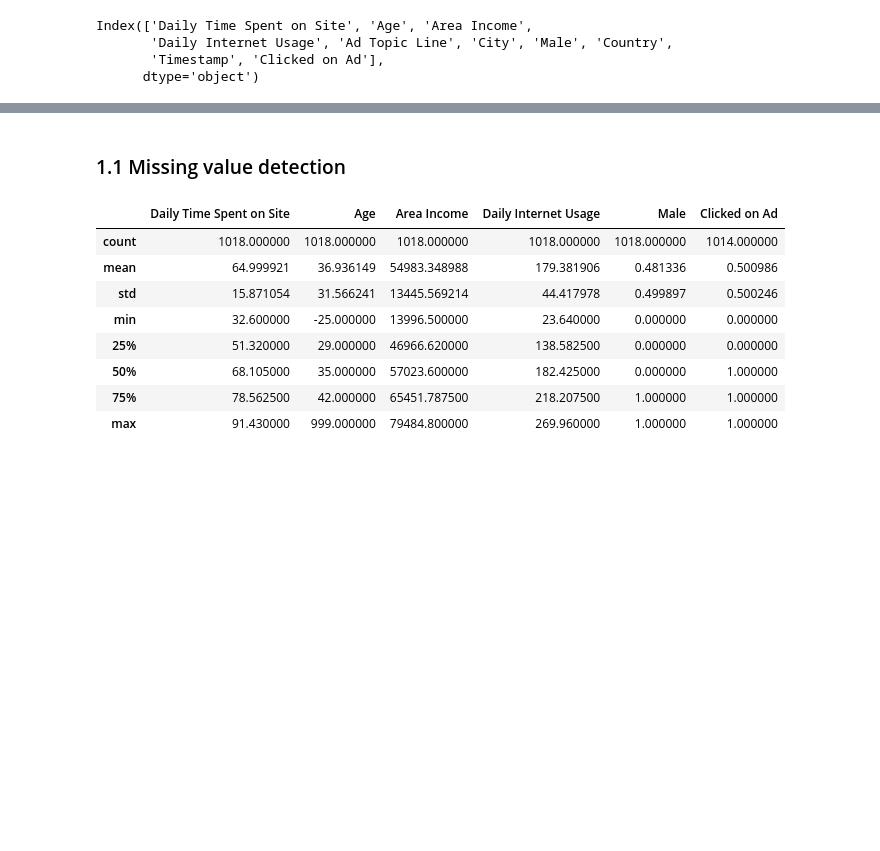
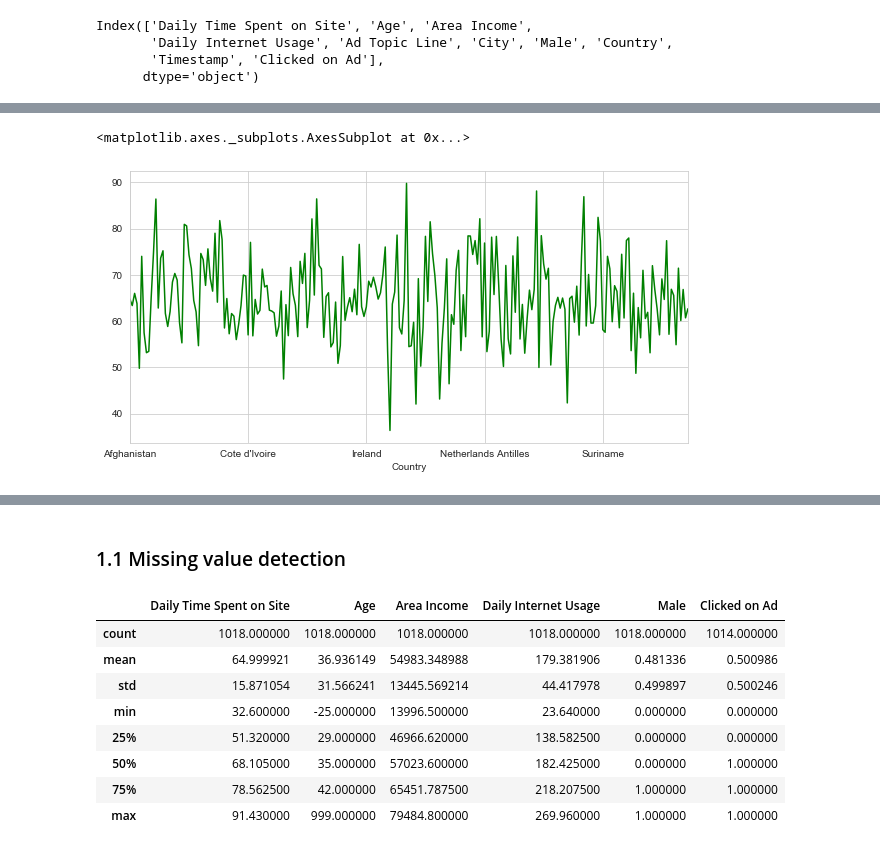
Before and after one commit to rui-ren/Data-Science-Notes, a Jupyter notebook: data_challenges/Advertising_Click_estimation/Advertising_Rui.ipynb, the cells around one changed output, grey strips where cells are left out. Saved outputs shown, nothing was run; the diff lists cells and outputs as text; code cells hidden in the pictures; blank space fills up the shorter version.

```diff
--- a/data_challenges/Advertising_Click_estimation/Advertising_Rui.ipynb
+++ b/data_challenges/Advertising_Click_estimation/Advertising_Rui.ipynb
@@ -38,3 +40,9 @@ df.tail()
 | 1015 | 51.63 | 51 | 42415.72 | 120.37 | Expanded intangible solution | South Jessica | 1 | ... |
 | 1016 | 55.55 | 19 | 41920.79 | 187.95 | Proactive bandwidth-monitored policy | West Steven | 0 | ... |
 | 1017 | 45.01 | 26 | 29875.80 | 178.35 | Virtual 5thgeneration emulation | Ronniemouth | 0 | ... |
+# %%
+plt.figure(figsize=(10,5))
+df.groupby(['Country']).mean()['Daily Time Spent on Site'].plot(c='green')
+# %% [output]
+<matplotlib.axes._subplots.AxesSubplot at 0x...>
+[figure, added]
```
Also changed, not shown: parts of 30 cells of this notebook, 2 other files.
